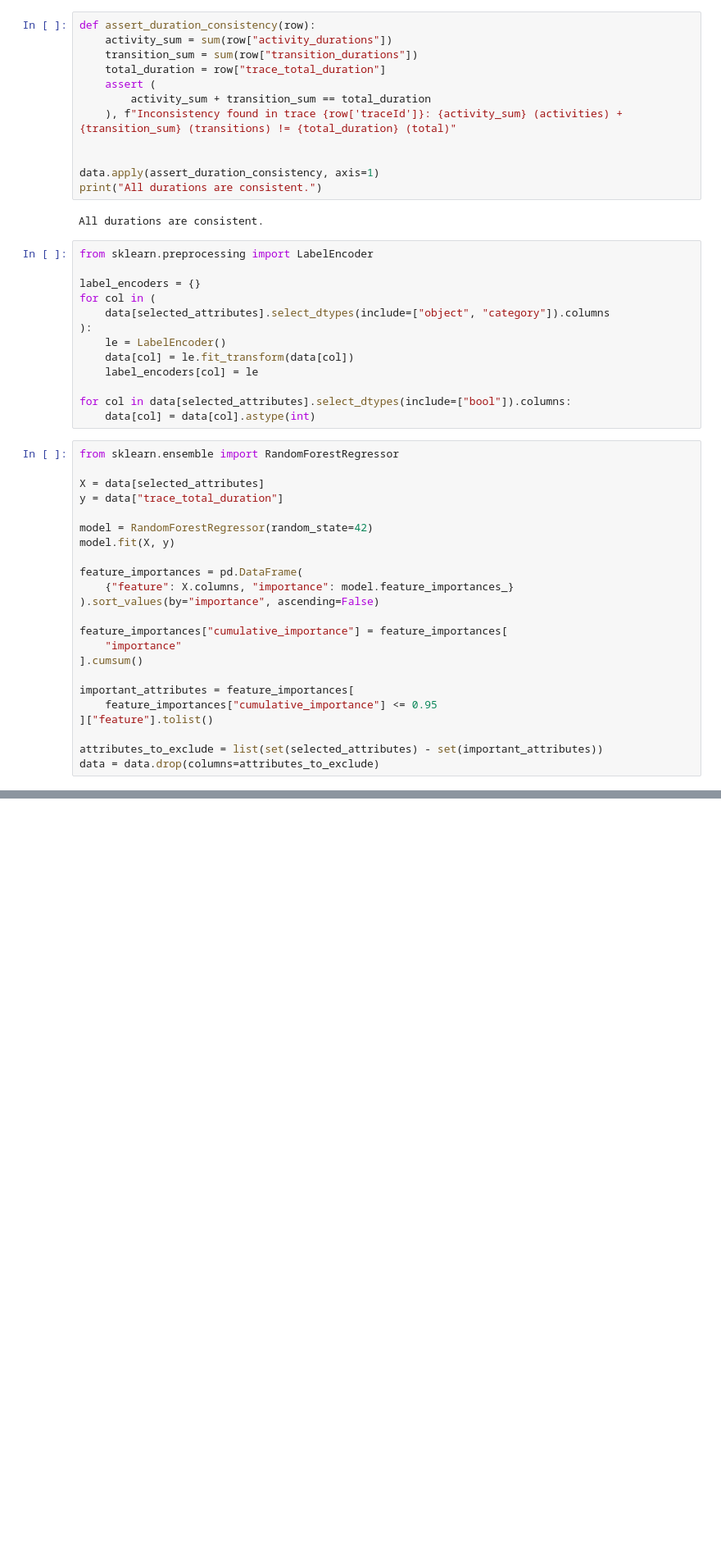
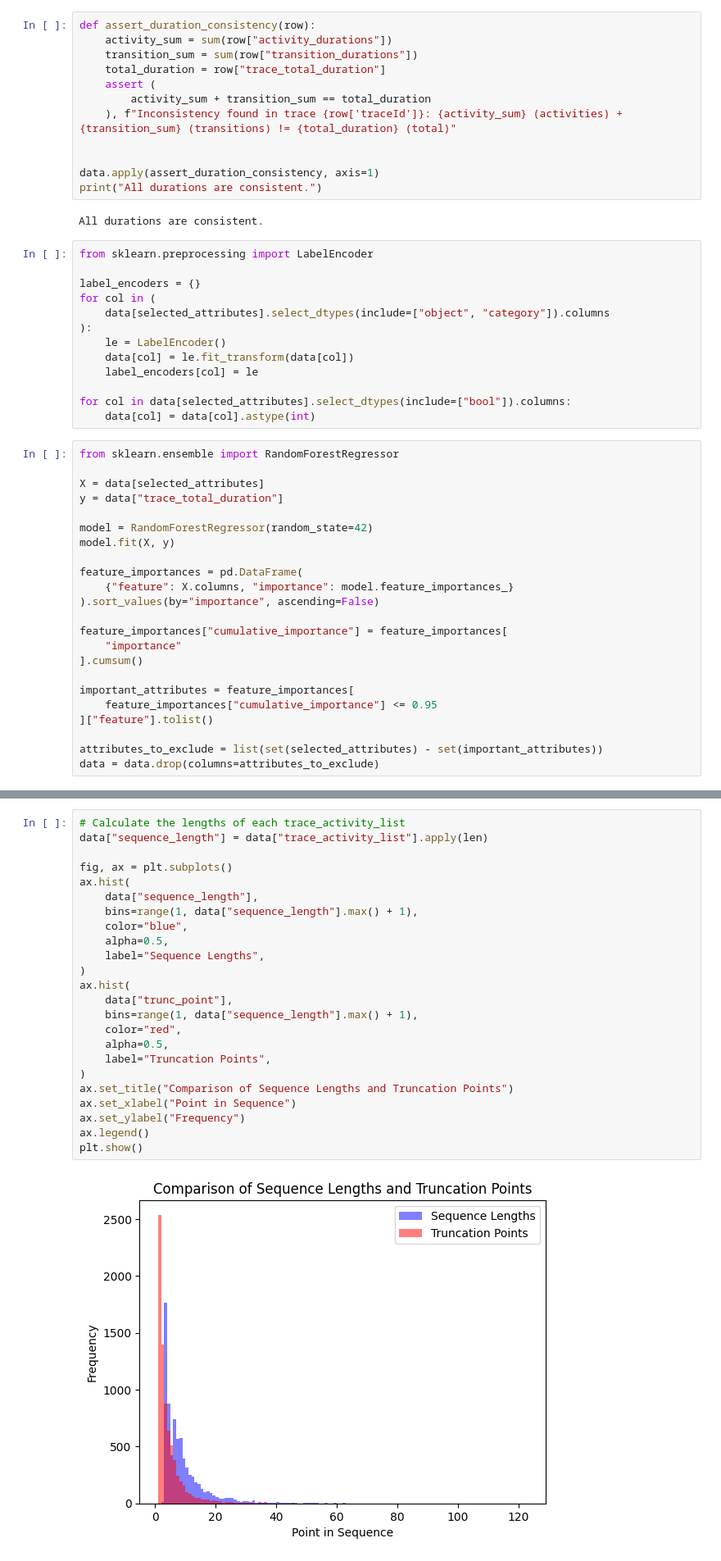
Before and after one commit to dissociated/new_model, a Jupyter notebook: poc.ipynb, the cells around one changed output, grey strips where cells are left out. Shown: that part at 82% size. Saved outputs shown, nothing was run; the diff lists cells and outputs as text; blank space fills up the shorter version.

```diff
--- a/poc.ipynb
+++ b/poc.ipynb
@@ -185,0 +230,26 @@ assert all(
+# %%
+# Calculate the lengths of each trace_activity_list
+data["sequence_length"] = data["trace_activity_list"].apply(len)
+
+fig, ax = plt.subplots()
+ax.hist(
+    data["sequence_length"],
+    bins=range(1, data["sequence_length"].max() + 1),
+    color="blue",
+    alpha=0.5,
+    label="Sequence Lengths",
+)
+ax.hist(
+    data["trunc_point"],
+    bins=range(1, data["sequence_length"].max() + 1),
+    color="red",
+    alpha=0.5,
+    label="Truncation Points",
+)
+ax.set_title("Comparison of Sequence Lengths and Truncation Points")
+ax.set_xlabel("Point in Sequence")
+ax.set_ylabel("Frequency")
+ax.legend()
+plt.show()
+# %% [output]
+[figure, added]
```
Also changed, not shown: parts of 5 cells of this notebook.
